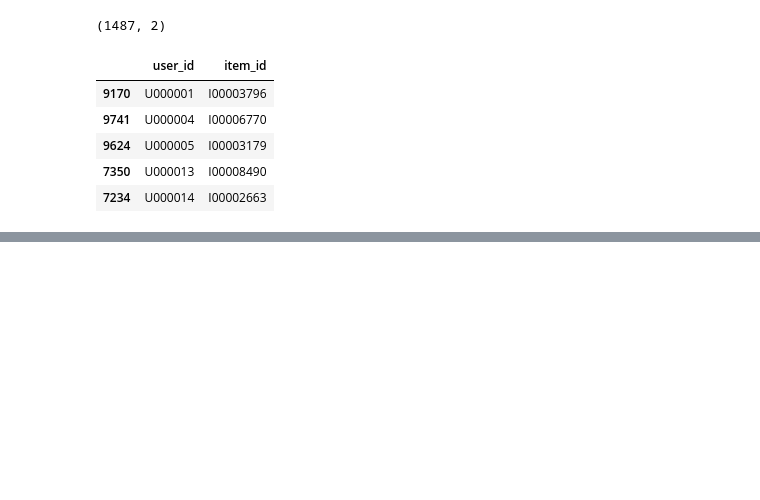
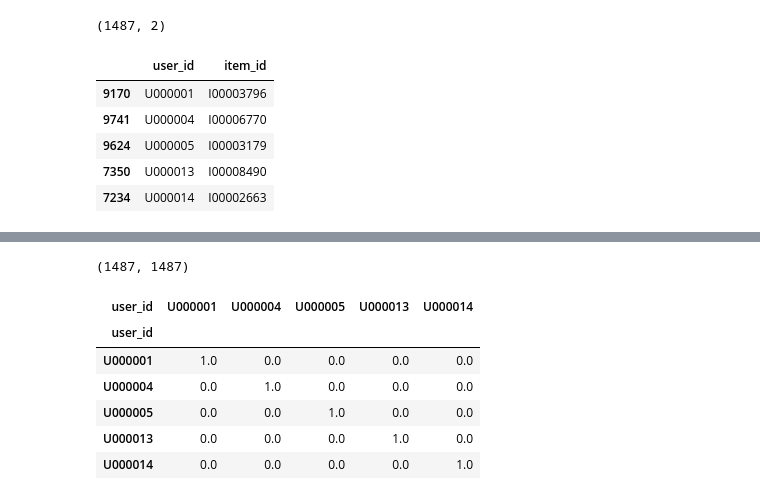
Before and after one commit to DungBeetleBASH/recsys-pipeliner, a Jupyter notebook: notebooks/user_item_interactions.ipynb, the cells around one changed output, grey strips where cells are left out. Saved outputs shown, nothing was run; the diff lists cells and outputs as text; code cells hidden in the pictures; blank space fills up the shorter version.

```diff
--- a/notebooks/user_item_interactions.ipynb
+++ b/notebooks/user_item_interactions.ipynb
@@ -209,0 +282,16 @@ train_data_ratings_df.head(5)
+# %%
+user_similarity_transformer = SimilarityTransformer(
+    kind="user", metric="cosine", round=1, normalise=True
+)
+user_similarity_matrix = user_similarity_transformer.transform(user_item_matrix)
+print(user_similarity_matrix.shape)
+user_similarity_matrix.iloc[:5, :5]
+# %% [output]
+(1487, 1487)
+| user_id | U000001 | U000004 | U000005 | U000013 | U000014 |
+| user_id |  |  |  |  |  |
+| U000001 | 1.0 | 0.0 | 0.0 | 0.0 | 0.0 |
+| U000004 | 0.0 | 1.0 | 0.0 | 0.0 | 0.0 |
+| U000005 | 0.0 | 0.0 | 1.0 | 0.0 | 0.0 |
+| U000013 | 0.0 | 0.0 | 0.0 | 1.0 | 0.0 |
+| U000014 | 0.0 | 0.0 | 0.0 | 0.0 | 1.0 |
```
Also changed, not shown: parts of 17 cells of this notebook, 1 other file.
